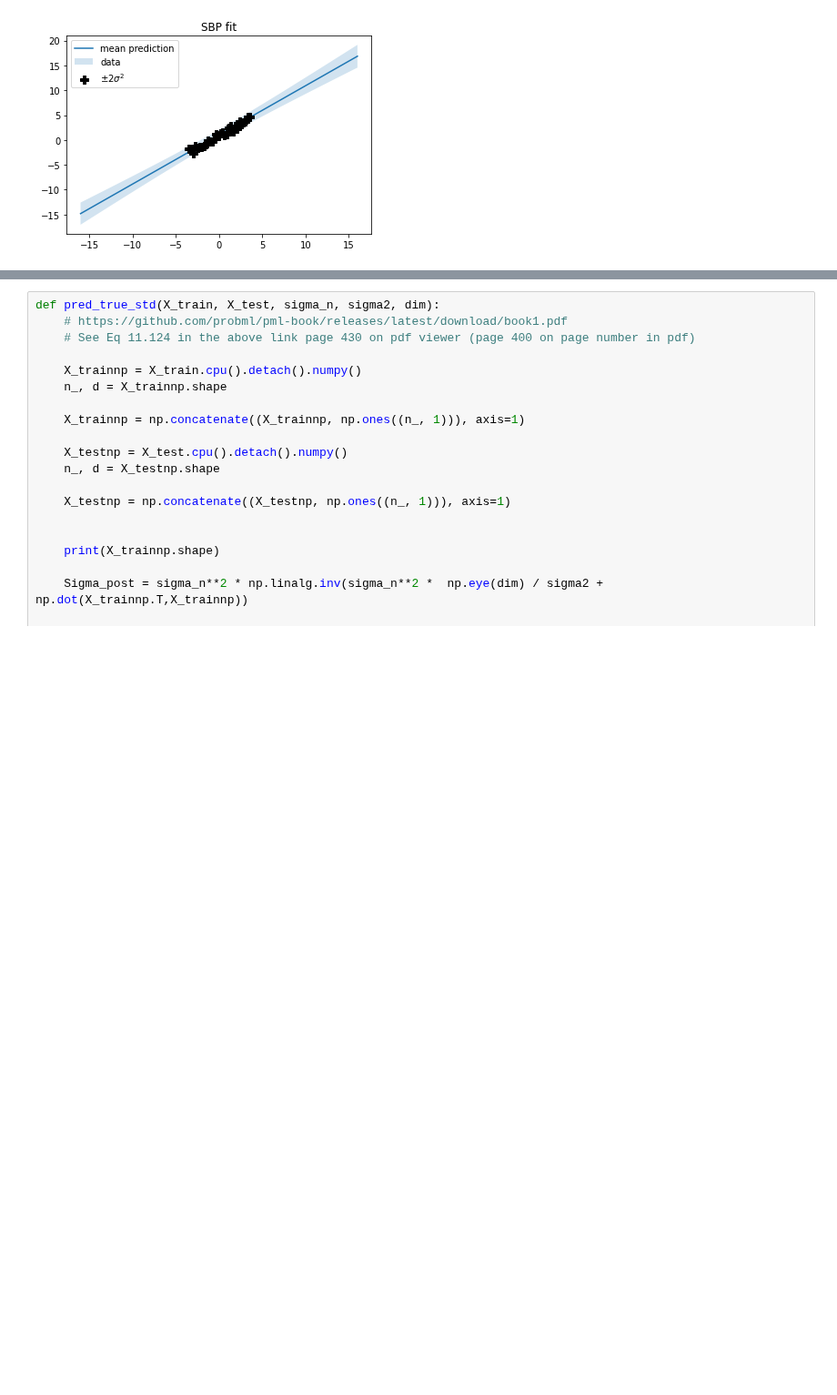
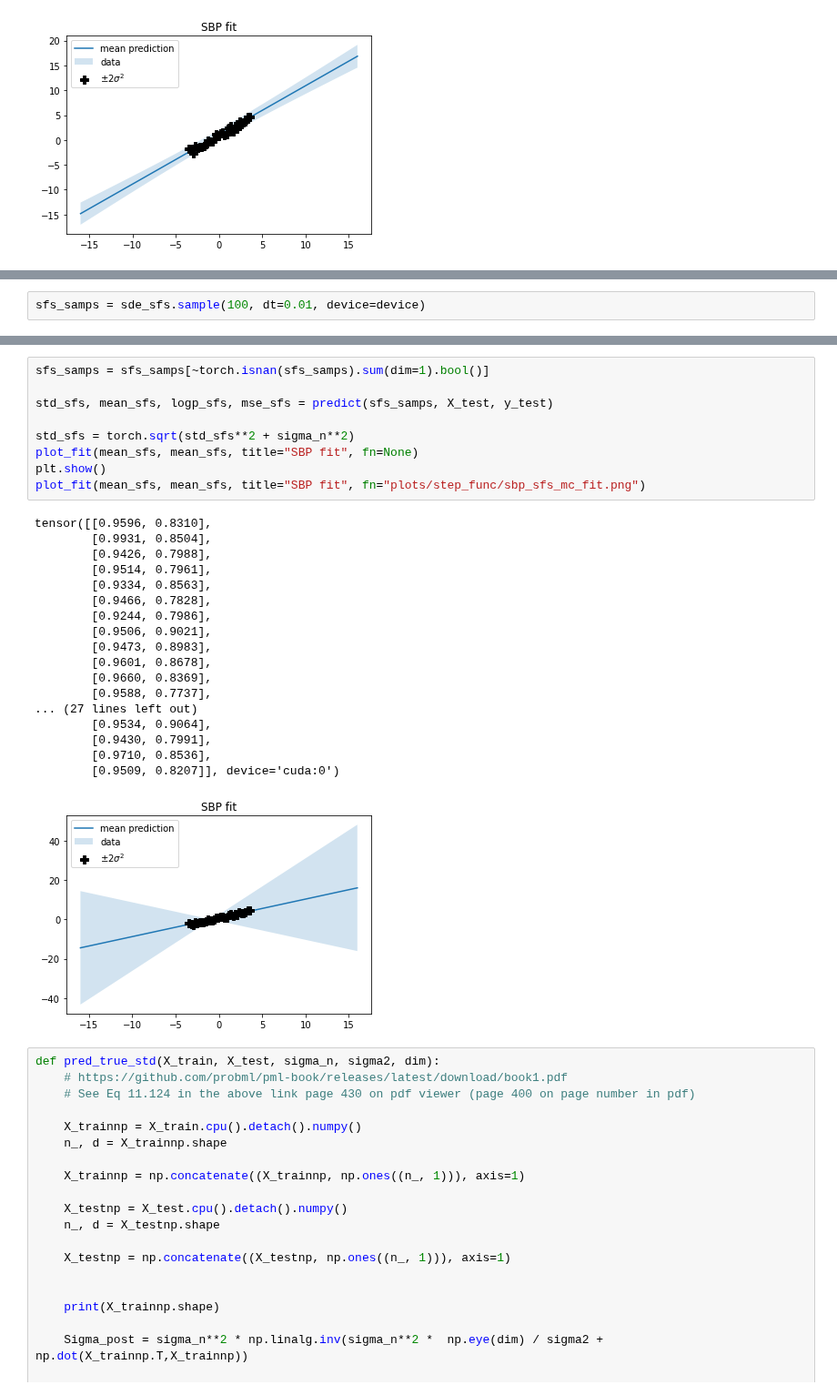
Before and after one commit to franciscovargas/ControlledFollmerDrift, a Jupyter notebook: notebooks/Bayesian Linear Regression.ipynb, the cells around one changed output, grey strips where cells are left out. Shown at 91% size. Cells and saved outputs as stored; diff of their text form; blank space fills up the shorter version.

```diff
--- a/notebooks/Bayesian Linear Regression.ipynb
+++ b/notebooks/Bayesian Linear Regression.ipynb
@@ -361,0 +320,2 @@ tensor([[1.0640, 0.9060],
+# %%
+sfs_samps = sde_sfs.sample(100, dt=0.01, device=device)
@@ -362,3 +336,31 @@ tensor([[1.0640, 0.9060],
+# %%
+sfs_samps = sfs_samps[~torch.isnan(sfs_samps).sum(dim=1).bool()]
+
+std_sfs, mean_sfs, logp_sfs, mse_sfs = predict(sfs_samps, X_test, y_test)
+
+std_sfs = torch.sqrt(std_sfs**2 + sigma_n**2)
+plot_fit(mean_sfs, mean_sfs, title="SBP fit", fn=None)
+plt.show()
+plot_fit(mean_sfs, mean_sfs, title="SBP fit", fn="plots/step_func/sbp_sfs_mc_fit.png")
+# %% [output]
+tensor([[0.9596, 0.8310],
+        [0.9931, 0.8504],
+        [0.9426, 0.7988],
+        [0.9514, 0.7961],
+        [0.9334, 0.8563],
+        [0.9466, 0.7828],
+        [0.9244, 0.7986],
+        [0.9506, 0.9021],
+        [0.9473, 0.8983],
+        [0.9601, 0.8678],
+        [0.9660, 0.8369],
+        [0.9588, 0.7737],
+... (27 lines left out)
+        [0.9534, 0.9064],
+        [0.9430, 0.7991],
+        [0.9710, 0.8536],
+        [0.9509, 0.8207]], device='cuda:0')
+[figure, added]
 # %%
 def pred_true_std(X_train, X_test, sigma_n, sigma2, dim):
     # https://github.com/probml/pml-book/releases/latest/download/book1.pdf
```
Also changed, not shown: parts of 8 cells of this notebook.
